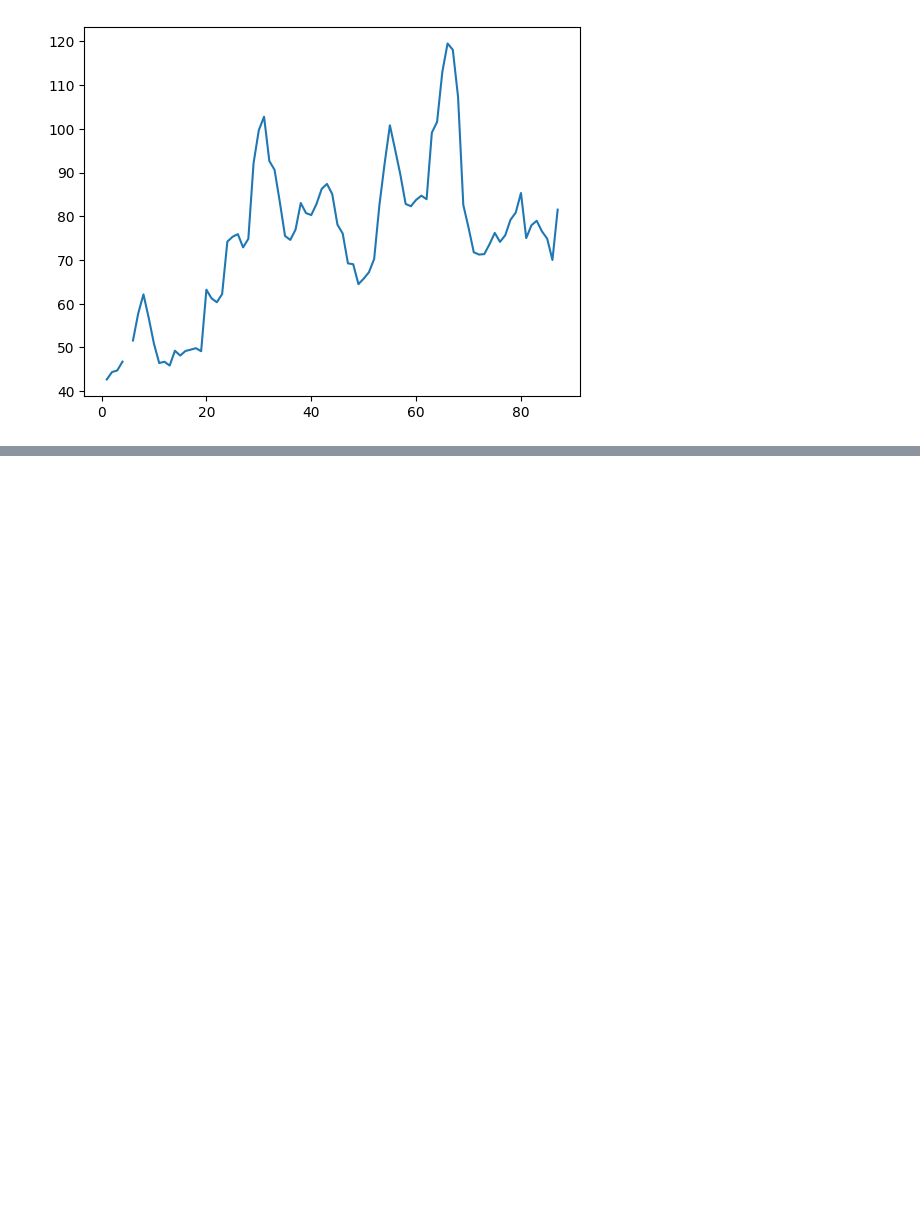
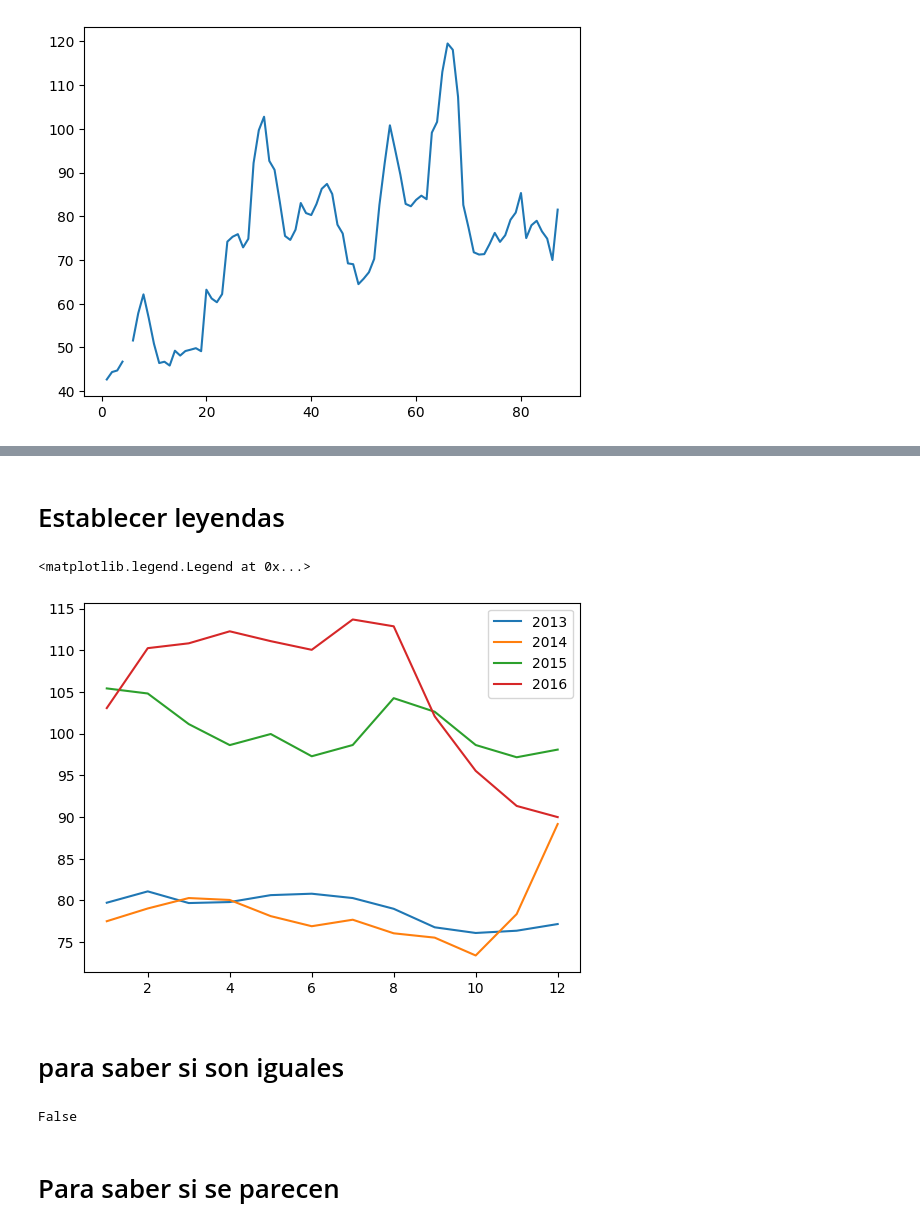
Before and after one commit to JoseIng-EO/2044-numpy-analisis-numerico-eficiente-con-python_1, a Jupyter notebook: Numpy.ipynb, the cells around one changed output, grey strips where cells are left out. Cells and saved outputs as stored; diff of their text form; code cells hidden in the pictures; blank space fills up the shorter version.

```diff
--- a/Numpy.ipynb
+++ b/Numpy.ipynb
@@ -206,0 +224,20 @@ plt.plot(fechas,kaliningrado)
+# %% [markdown]
+# Establecer leyendas
+# %%
+plt.plot(np.arange(1,13,1),moscu_1)
+plt.plot(np.arange(1,13,1),moscu_2)
+plt.plot(np.arange(1,13,1),moscu_3)
+plt.plot(np.arange(1,13,1),moscu_4)
+
+plt.legend(['2013','2014','2015','2016'])
+# %% [output]
+<matplotlib.legend.Legend at 0x...>
+[figure, added]
+# %% [markdown]
+# para saber si son iguales
+# %%
+np.array_equal(moscu_1,moscu_2)
+# %% [output]
+False
+# %% [markdown]
+# Para saber si se parecen
```
Also changed, not shown: parts of 26 cells of this notebook.
